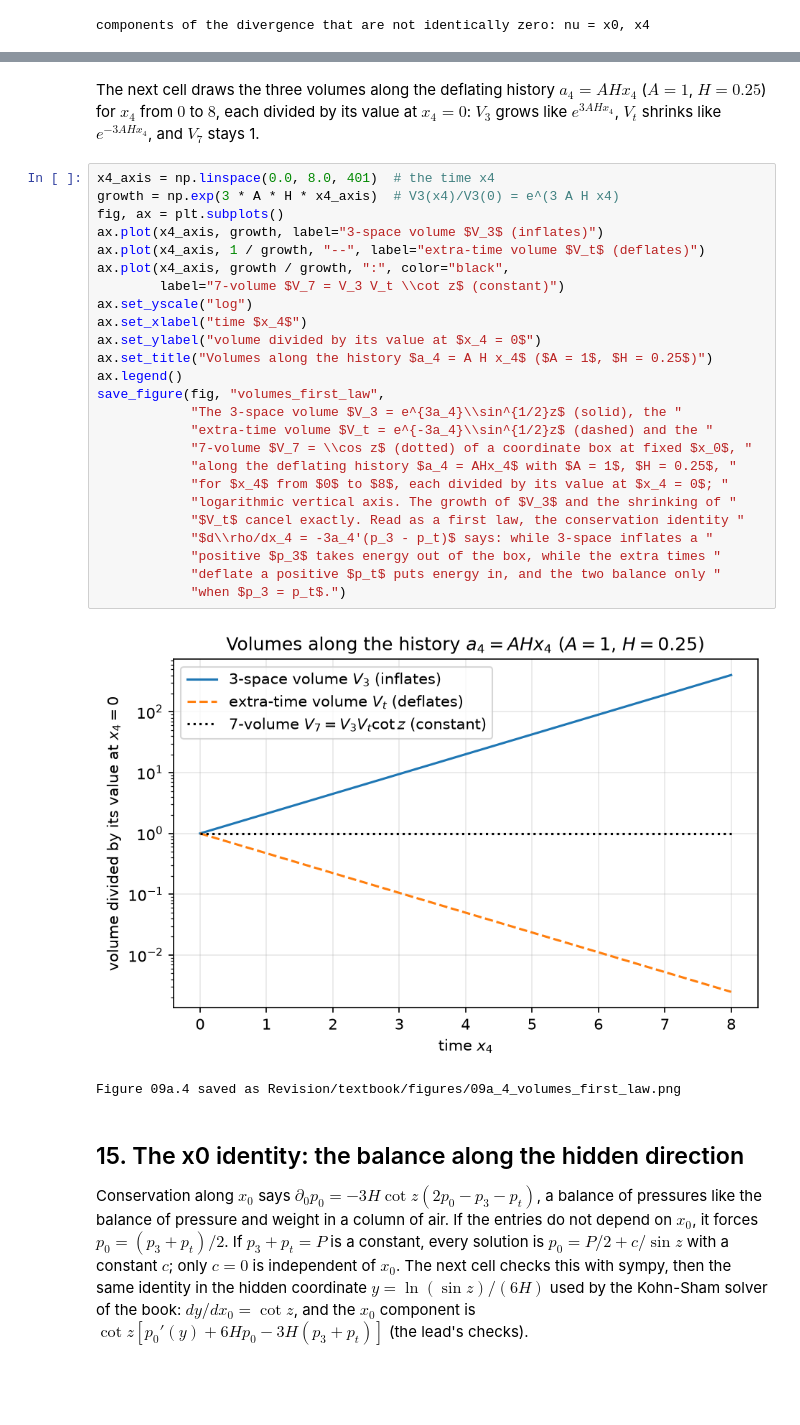
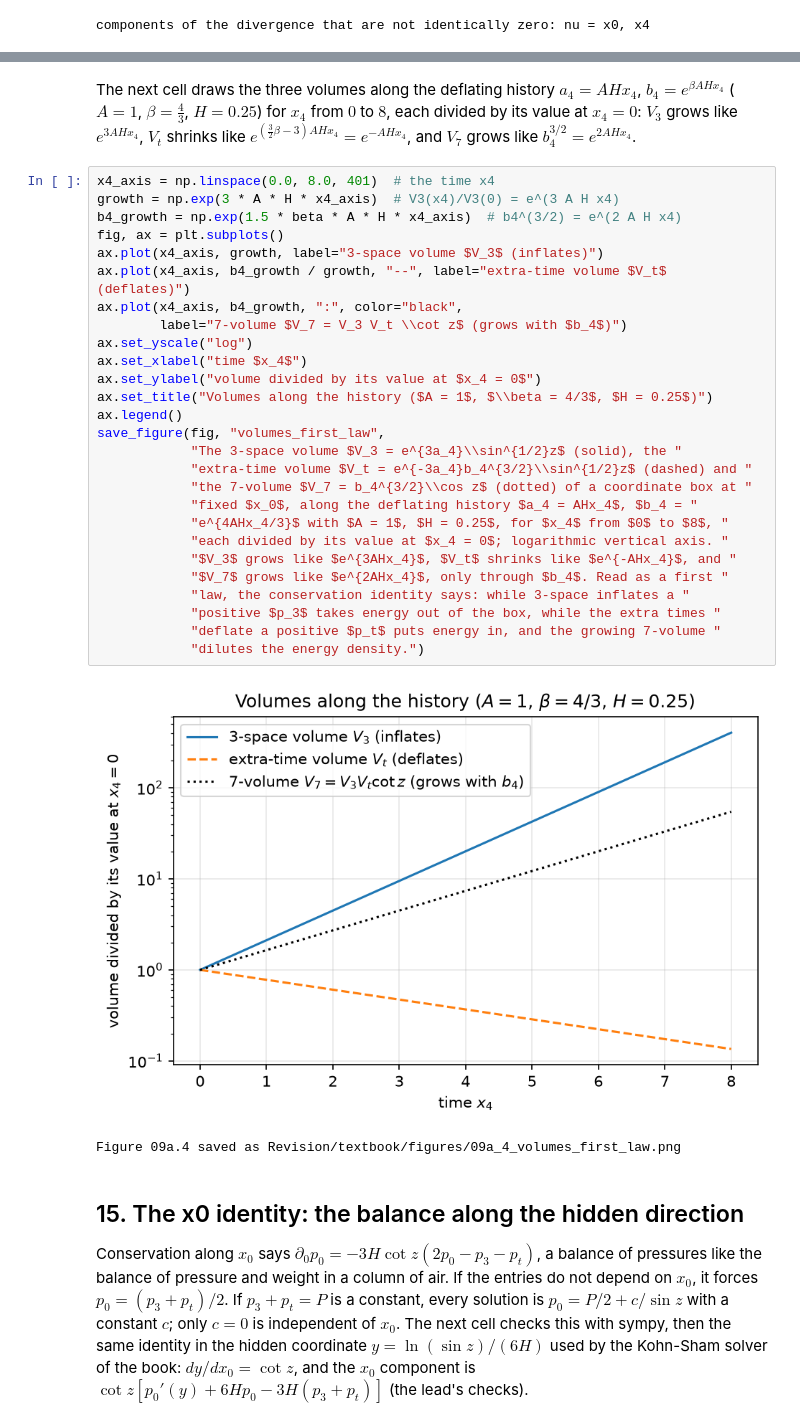
Before and after one commit to once-ere/Dirac_claude, a Jupyter notebook: Revision/textbook/notebooks/09a_emt_and_identities.ipynb, the cells around one changed output, grey strips where cells are left out. Drawn from its saved outputs; the diff is of its cells as text; blank space fills up the shorter version.

```diff
--- a/Revision/textbook/notebooks/09a_emt_and_identities.ipynb
+++ b/Revision/textbook/notebooks/09a_emt_and_identities.ipynb
@@ -1488,36 +1526,39 @@ PASS V3 Vt f0 = cos z, independent of x4
 PASS d(rho V7)/dx4 + p3 (V7/V3) dV3/dx4 + p_t (V7/Vt) dVt/dx4 = -V7 nabla_mu T^mu_x4
 # %% [markdown]
 The next cell draws the three volumes along the deflating history
-$a_4 = AHx_4$ ($A = 1$, $H = 0.25$) for $x_4$ from $0$ to $8$, each divided by its
-value at $x_4 = 0$: $V_3$ grows like $e^{3AHx_4}$, $V_t$ shrinks like
-$e^{-3AHx_4}$, and $V_7$ stays 1.
+$a_4 = AHx_4$, $b_4 = e^{\beta AHx_4}$ ($A = 1$, $\beta = \frac43$, $H = 0.25$)
+for $x_4$ from $0$ to $8$, each divided by its value at $x_4 = 0$: $V_3$ grows
+like $e^{3AHx_4}$, $V_t$ shrinks like $e^{(\frac32\beta - 3)AHx_4} = e^{-AHx_4}$,
+and $V_7$ grows like $b_4^{3/2} = e^{2AHx_4}$.
 # %%
 x4_axis = np.linspace(0.0, 8.0, 401)  # the time x4
 growth = np.exp(3 * A * H * x4_axis)  # V3(x4)/V3(0) = e^(3 A H x4)
+b4_growth = np.exp(1.5 * beta * A * H * x4_axis)  # b4^(3/2) = e^(2 A H x4)
 fig, ax = plt.subplots()
 ax.plot(x4_axis, growth, label="3-space volume $V_3$ (inflates)")
-ax.plot(x4_axis, 1 / growth, "--", label="extra-time volume $V_t$ (deflates)")
-ax.plot(x4_axis, growth / growth, ":", color="black",
-        label="7-volume $V_7 = V_3 V_t \\cot z$ (constant)")
+ax.plot(x4_axis, b4_growth / growth, "--", label="extra-time volume $V_t$ (deflates)")
+ax.plot(x4_axis, b4_growth, ":", color="black",
+        label="7-volume $V_7 = V_3 V_t \\cot z$ (grows with $b_4$)")
 ax.set_yscale("log")
 ax.set_xlabel("time $x_4$")
 ax.set_ylabel("volume divided by its value at $x_4 = 0$")
-ax.set_title("Volumes along the history $a_4 = A H x_4$ ($A = 1$, $H = 0.25$)")
+ax.set_title("Volumes along the history ($A = 1$, $\\beta = 4/3$, $H = 0.25$)")
 ax.legend()
 save_figure(fig, "volumes_first_law",
             "The 3-space volume $V_3 = e^{3a_4}\\sin^{1/2}z$ (solid), the "
-            "extra-time volume $V_t = e^{-3a_4}\\sin^{1/2}z$ (dashed) and the "
-            "7-volume $V_7 = \\cos z$ (dotted) of a coordinate box at fixed $x_0$, "
-            "along the deflating history $a_4 = AHx_4$ with $A = 1$, $H = 0.25$, "
-            "for $x_4$ from $0$ to $8$, each divided by its value at $x_4 = 0$; "
-            "logarithmic vertical axis. The growth of $V_3$ and the shrinking of "
-            "$V_t$ cancel exactly. Read as a first law, the conservation identity "
-            "$d\\rho/dx_4 = -3a_4'(p_3 - p_t)$ says: while 3-space inflates a "
+            "extra-time volume $V_t = e^{-3a_4}b_4^{3/2}\\sin^{1/2}z$ (dashed) and "
+            "the 7-volume $V_7 = b_4^{3/2}\\cos z$ (dotted) of a coordinate box at "
+            "fixed $x_0$, along the deflating history $a_4 = AHx_4$, $b_4 = "
+            "e^{4AHx_4/3}$ with $A = 1$, $H = 0.25$, for $x_4$ from $0$ to $8$, "
+            "each divided by its value at $x_4 = 0$; logarithmic vertical axis. "
+            "$V_3$ grows like $e^{3AHx_4}$, $V_t$ shrinks like $e^{-AHx_4}$, and "
+            "$V_7$ grows like $e^{2AHx_4}$, only through $b_4$. Read as a first "
+            "law, the conservation identity says: while 3-space inflates a "
             "positive $p_3$ takes energy out of the box, while the extra times "
-            "deflate a positive $p_t$ puts energy in, and the two balance only "
-            "when $p_3 = p_t$.")
+            "deflate a positive $p_t$ puts energy in, and the growing 7-volume "
+            "dilutes the energy density.")
 # %% [output]
-[figure, old version]
+[figure, new version]
 Figure 09a.4 saved as Revision/textbook/figures/09a_4_volumes_first_law.png
 # %% [markdown]
 ## 15. The x0 identity: the balance along the hidden direction
```
Also changed, not shown: parts of 26 cells of this notebook, 25 other files.
